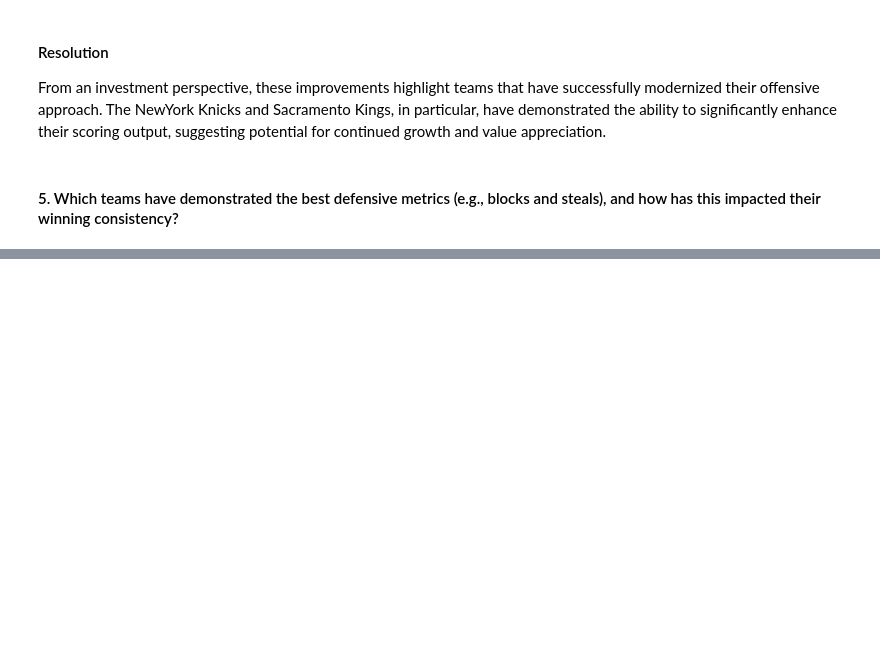
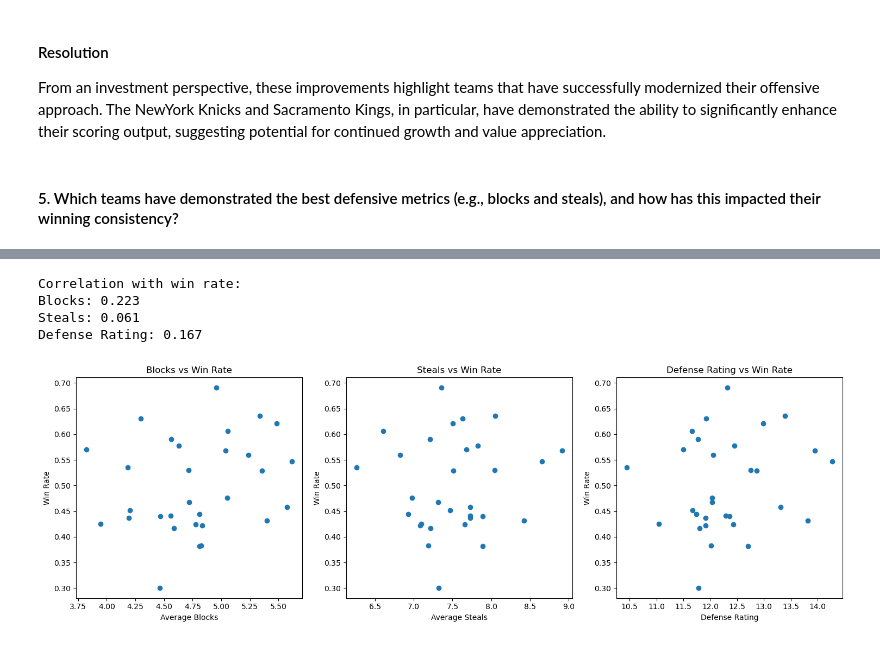
Before and after one commit to thezachdrake/UMD-INST627-Fall2024, a Jupyter notebook: notebooks/kim_revised.ipynb, the cells around one changed output, grey strips where cells are left out. Saved outputs shown, nothing was run; the diff lists cells and outputs as text; code cells hidden in the pictures; blank space fills up the shorter version.

```diff
--- a/notebooks/kim_revised.ipynb
+++ b/notebooks/kim_revised.ipynb
@@ -1002,0 +1065,37 @@ NameError: name 'defense_sorted' is not defined
+# %%
+# Calculate correlations
+correlations = defense_analysis[['avg_blocks', 'avg_steals', 'defense_rating', 'win_rate']].corr()
+
+print("\nCorrelation with win rate:")
+print("Blocks:", correlations.loc['avg_blocks', 'win_rate'].round(3))
+print("Steals:", correlations.loc['avg_steals', 'win_rate'].round(3))
+print("Defense Rating:", correlations.loc['defense_rating', 'win_rate'].round(3))
+
+# Create scatter plots to visualize relationships
+import matplotlib.pyplot as plt
+
+fig, axes = plt.subplots(1, 3, figsize=(15, 5))
+
+axes[0].scatter(defense_analysis['avg_blocks'], defense_analysis['win_rate'])
+axes[0].set_title('Blocks vs Win Rate')
+axes[0].set_xlabel('Average Blocks')
+axes[0].set_ylabel('Win Rate')
+
+axes[1].scatter(defense_analysis['avg_steals'], defense_analysis['win_rate'])
+axes[1].set_title('Steals vs Win Rate')
+axes[1].set_xlabel('Average Steals')
+axes[1].set_ylabel('Win Rate')
+
+axes[2].scatter(defense_analysis['defense_rating'], defense_analysis['win_rate'])
+axes[2].set_title('Defense Rating vs Win Rate')
+axes[2].set_xlabel('Defense Rating')
+axes[2].set_ylabel('Win Rate')
+
+plt.tight_layout()
+plt.show()
+# %% [output]
+Correlation with win rate:
+Blocks: 0.223
+Steals: 0.061
+Defense Rating: 0.167
+[figure, added]
```
Also changed, not shown: parts of 20 cells of this notebook.
